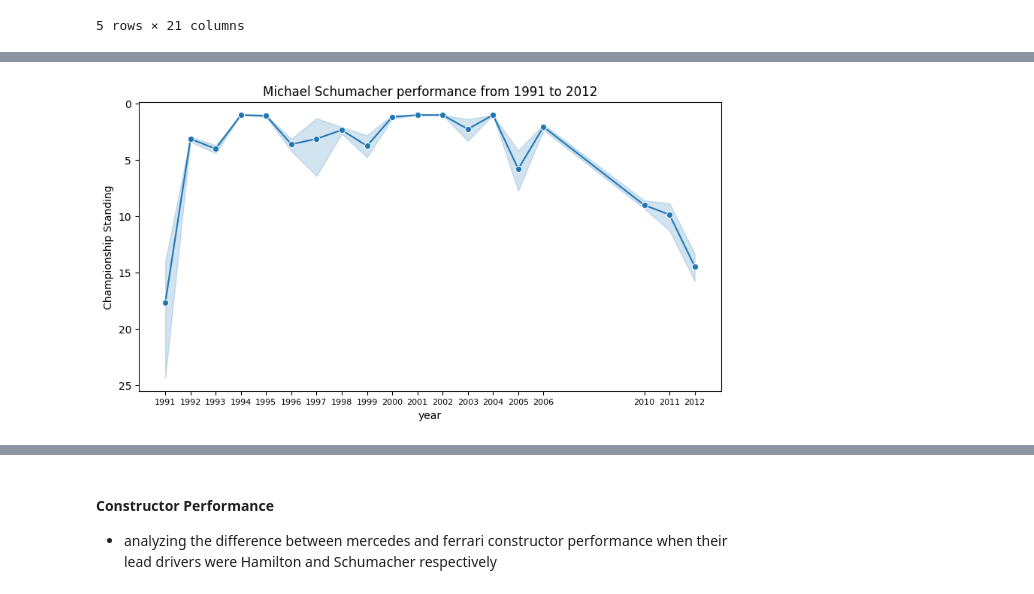
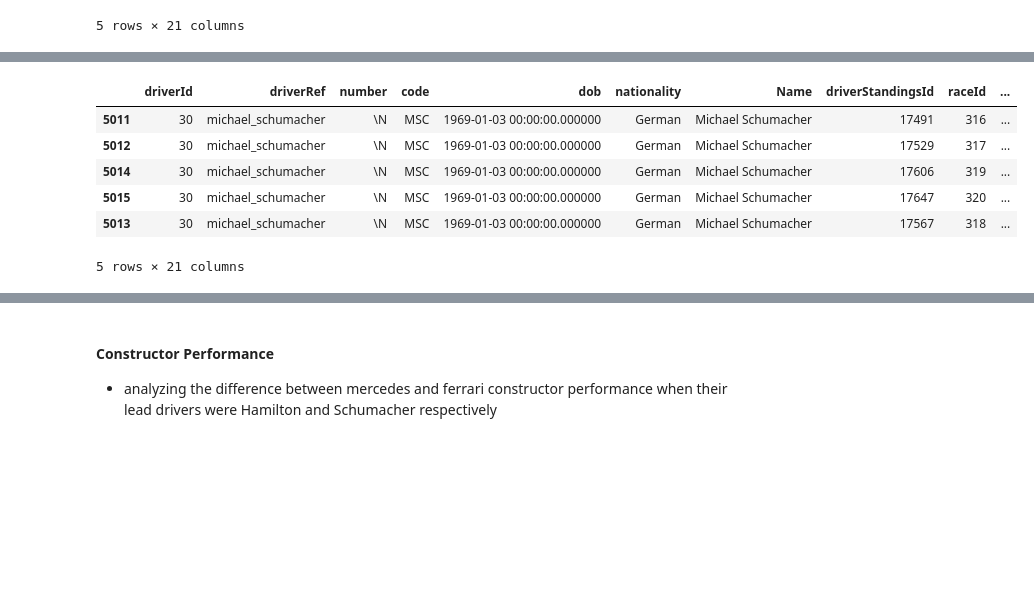
Before and after one commit to sagarverma29/F1-World-Championship-Analysis, a Jupyter notebook: Formula 1 EDA.ipynb, the cells around one changed output, grey strips where cells are left out. Saved outputs shown, nothing was run; the diff lists cells and outputs as text; code cells hidden in the pictures; blank space fills up the shorter version.

```diff
--- a/Formula 1 EDA.ipynb
+++ b/Formula 1 EDA.ipynb
@@ -542,14 +569,12 @@ schumacher_performance = driver_df[(driver_df['Name']== 'Michael Schumacher')].c
 # %%
 schumacher_performance.sort_values('year', ascending=True, inplace= True)
-# %%
-plt.figure(figsize= (10,5))
-sns.lineplot(data= schumacher_performance, x= 'year', y= 'position', marker='o')
-plt.title("Michael Schumacher performance from 1991 to 2012")
-plt.xlabel('year')
-plt.ylabel('Championship Standing')
-plt.yticks()
-plt.gca().invert_yaxis()
-plt.xticks(schumacher_performance['year'].unique(), fontsize = 8)
-plt.show()
-# %% [output]
-[figure, removed]
+# %%
+schumacher_performance.head()
+# %% [output]
+|  | driverId | driverRef | number | code | dob | nationality | Name | driverStandingsId | raceId | ... |
+| 5011 | 30 | michael_schumacher | \N | MSC | 1969-01-03 00:00:00.000000 | German | Michael Schumacher | 17491 | 316 | ... |
+| 5012 | 30 | michael_schumacher | \N | MSC | 1969-01-03 00:00:00.000000 | German | Michael Schumacher | 17529 | 317 | ... |
+| 5014 | 30 | michael_schumacher | \N | MSC | 1969-01-03 00:00:00.000000 | German | Michael Schumacher | 17606 | 319 | ... |
+| 5015 | 30 | michael_schumacher | \N | MSC | 1969-01-03 00:00:00.000000 | German | Michael Schumacher | 17647 | 320 | ... |
+| 5013 | 30 | michael_schumacher | \N | MSC | 1969-01-03 00:00:00.000000 | German | Michael Schumacher | 17567 | 318 | ... |
+5 rows × 21 columns
```
Also changed, not shown: parts of 22 cells of this notebook.
